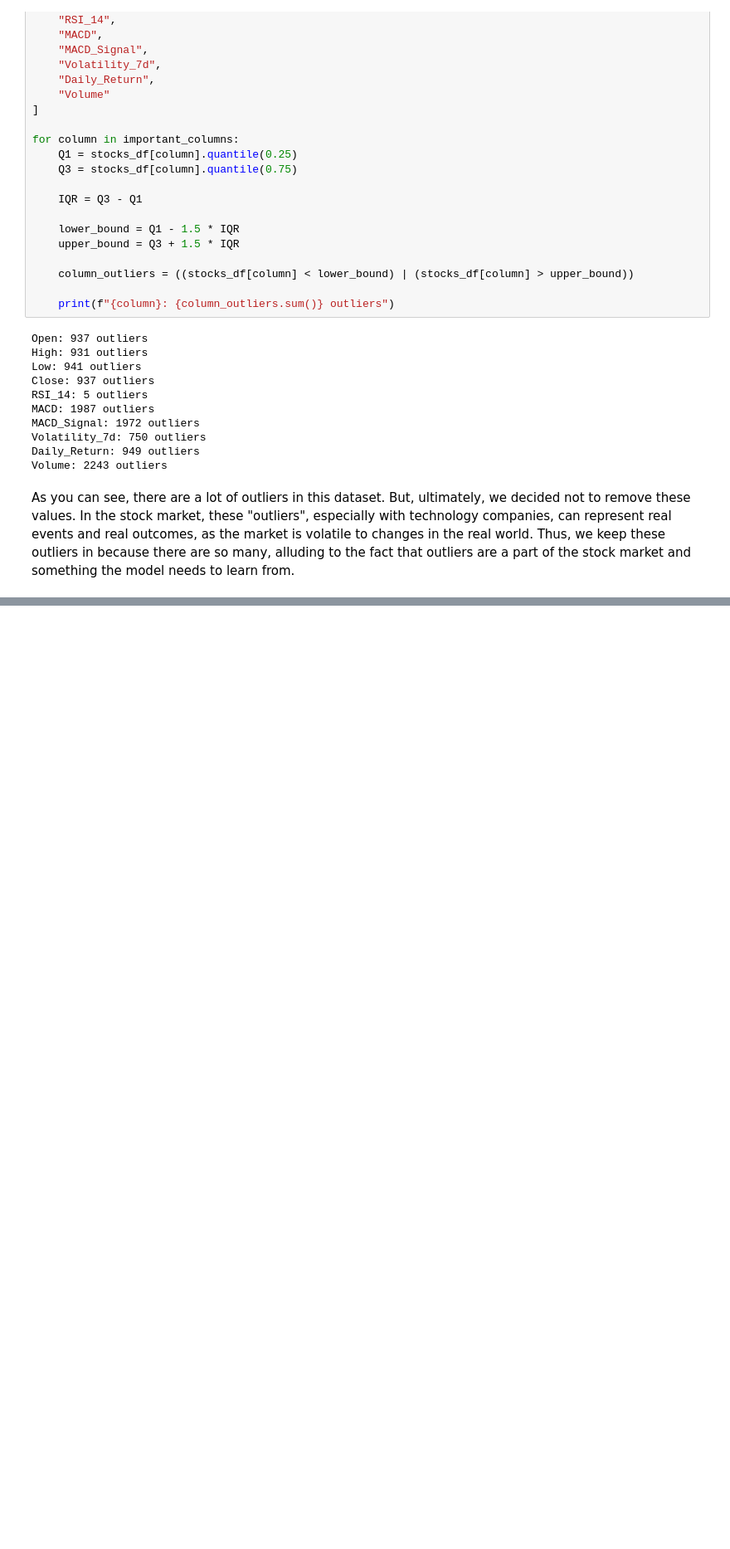
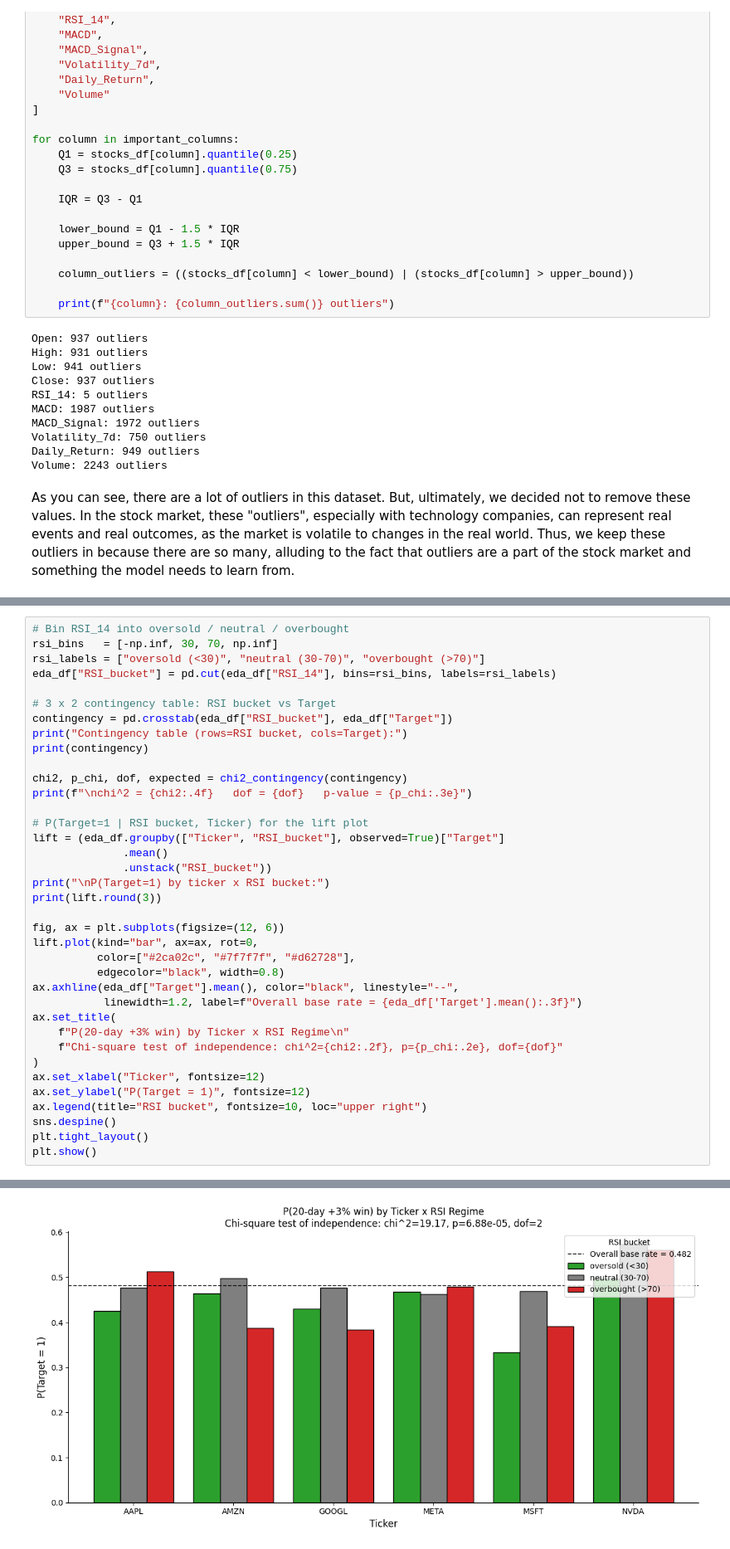
Before and after one commit to jli433/CMSC320_Final_Project, a Jupyter notebook: data.ipynb, the cells around one changed output, grey strips where cells are left out. Shown at 83% size. Cells and saved outputs as stored; diff of their text form; blank space fills up the shorter version.

```diff
--- a/data.ipynb
+++ b/data.ipynb
@@ -520,0 +355,38 @@ weighted avg       0.64      0.64      0.64      1557
+# %%
+# Bin RSI_14 into oversold / neutral / overbought
+rsi_bins   = [-np.inf, 30, 70, np.inf]
+rsi_labels = ["oversold (<30)", "neutral (30-70)", "overbought (>70)"]
+eda_df["RSI_bucket"] = pd.cut(eda_df["RSI_14"], bins=rsi_bins, labels=rsi_labels)
+
+# 3 x 2 contingency table: RSI bucket vs Target
+contingency = pd.crosstab(eda_df["RSI_bucket"], eda_df["Target"])
+print("Contingency table (rows=RSI bucket, cols=Target):")
+print(contingency)
+
+chi2, p_chi, dof, expected = chi2_contingency(contingency)
+print(f"\nchi^2 = {chi2:.4f}   dof = {dof}   p-value = {p_chi:.3e}")
+
+# P(Target=1 | RSI bucket, Ticker) for the lift plot
+lift = (eda_df.groupby(["Ticker", "RSI_bucket"], observed=True)["Target"]
+              .mean()
+              .unstack("RSI_bucket"))
+print("\nP(Target=1) by ticker x RSI bucket:")
+print(lift.round(3))
+
+fig, ax = plt.subplots(figsize=(12, 6))
+lift.plot(kind="bar", ax=ax, rot=0,
+          color=["#2ca02c", "#7f7f7f", "#d62728"],
+          edgecolor="black", width=0.8)
+ax.axhline(eda_df["Target"].mean(), color="black", linestyle="--",
+           linewidth=1.2, label=f"Overall base rate = {eda_df['Target'].mean():.3f}")
+ax.set_title(
+    f"P(20-day +3% win) by Ticker x RSI Regime\n"
+    f"Chi-square test of independence: chi^2={chi2:.2f}, p={p_chi:.2e}, dof={dof}"
+)
+ax.set_xlabel("Ticker", fontsize=12)
+ax.set_ylabel("P(Target = 1)", fontsize=12)
+ax.legend(title="RSI bucket", fontsize=10, loc="upper right")
+sns.despine()
+plt.tight_layout()
+plt.show()
+# %% [output]
@@ -520,0 +411 @@ weighted avg       0.64      0.64      0.64      1557
+[figure, added]
```
Also changed, not shown: parts of 83 cells of this notebook.
